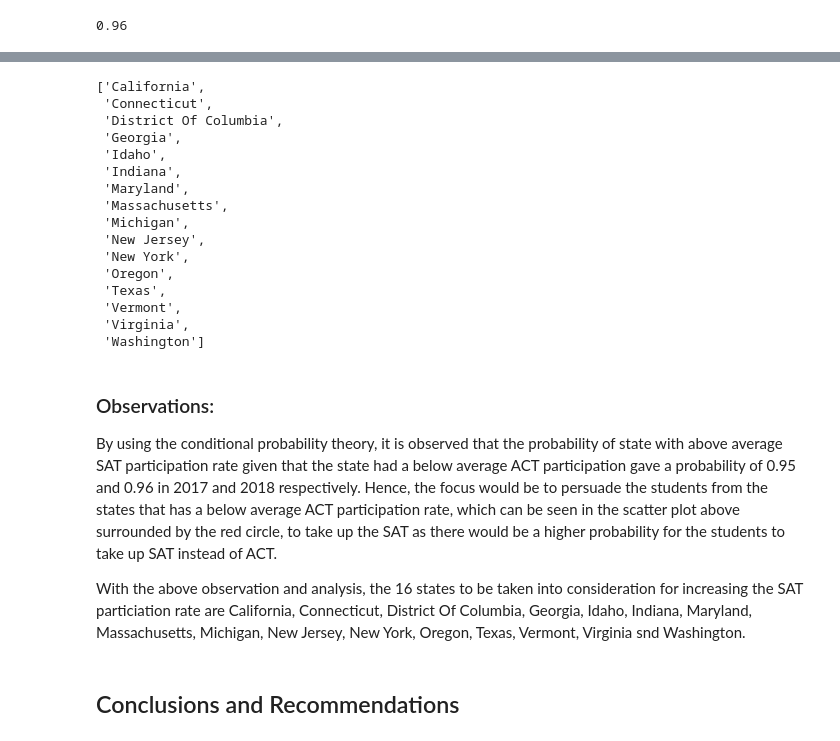
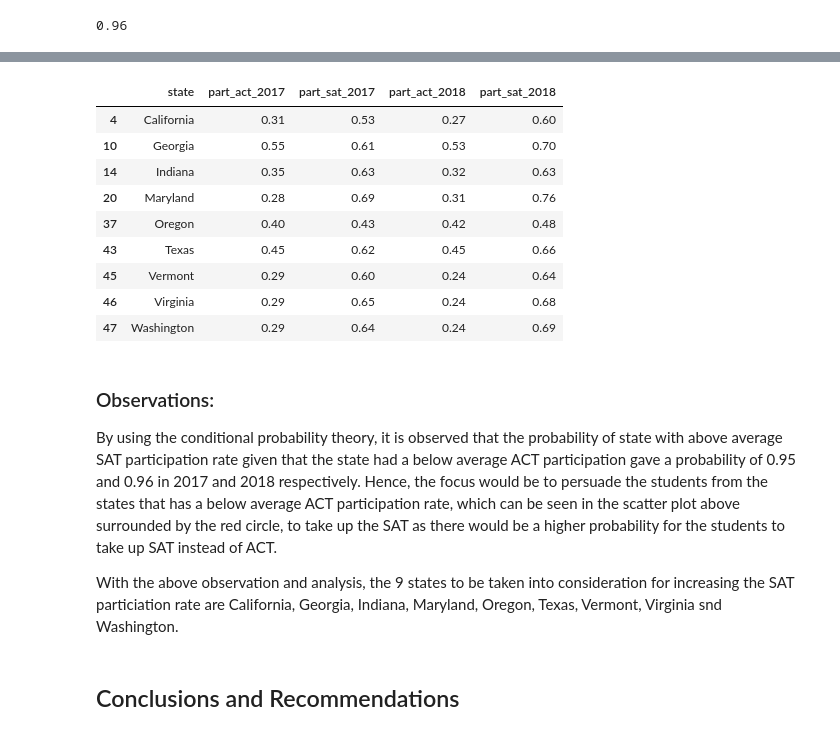
Before and after one commit to jpschew/GA-projects-DSI24, a Jupyter notebook: GA-project1/code/DSI24 Project 1.ipynb, the cells around one changed output, grey strips where cells are left out. Saved outputs shown, nothing was run; the diff lists cells and outputs as text; code cells hidden in the pictures.

```diff
--- a/GA-project1/code/DSI24 Project 1.ipynb
+++ b/GA-project1/code/DSI24 Project 1.ipynb
@@ -1427,3 +1427,9 @@ prob_high_sat_low_act_18 = round((below_act_mean_above_sat_mean_num_18 / below_a
 prob_high_sat_low_act_18['state']
 # %% [output]
 0.96
+# %%
+# condition of sat that falls within the red circle
+condition_sat_17 = (final['part_sat_2017'] > 0.4) & (final['part_sat_2017'] < 0.78)
+# %%
+# condition of act that falls within the red circle
+condition_act_17 = (final['part_act_2017'] > 0.22) & (final['part_act_2017'] < 0.6)
@@ -1429,0 +1453,4 @@ prob_high_sat_low_act_18['state']
+# %%
+condition_sat_18 = (final['part_sat_2018'] > 0.4) & (final['part_sat_2018'] < 0.78)
+# %%
+condition_act_18 = (final['part_act_2018'] > 0.22) & (final['part_act_2018'] < 0.6)
@@ -1436,28 +1475,23 @@ final_target_state = [state for state in target_2017 if state in target_2018]
-# %%
-final_target_state
-# %% [output]
-['California',
- 'Connecticut',
- 'District Of Columbia',
- 'Georgia',
- 'Idaho',
- 'Indiana',
- 'Maryland',
- 'Massachusetts',
- 'Michigan',
- 'New Jersey',
- 'New York',
- 'Oregon',
- 'Texas',
- 'Vermont',
- 'Virginia',
- 'Washington']
+# %%
+# locate the 9 states based on the condition that falls inside the red circle in the scatter plot
+final.loc[(condition_sat_17 & condition_act_17) & (condition_sat_18 & condition_act_18), ['state', 'part_act_2017', 'part_sat_2017','part_act_2018', 'part_sat_2018']]
+# %% [output]
+|  | state | part_act_2017 | part_sat_2017 | part_act_2018 | part_sat_2018 |
+| 4 | California | 0.31 | 0.53 | 0.27 | 0.60 |
+| 10 | Georgia | 0.55 | 0.61 | 0.53 | 0.70 |
+| 14 | Indiana | 0.35 | 0.63 | 0.32 | 0.63 |
+| 20 | Maryland | 0.28 | 0.69 | 0.31 | 0.76 |
+| 37 | Oregon | 0.40 | 0.43 | 0.42 | 0.48 |
+| 43 | Texas | 0.45 | 0.62 | 0.45 | 0.66 |
+| 45 | Vermont | 0.29 | 0.60 | 0.24 | 0.64 |
+| 46 | Virginia | 0.29 | 0.65 | 0.24 | 0.68 |
+| 47 | Washington | 0.29 | 0.64 | 0.24 | 0.69 |
 # %% [markdown]
 ### Observations:
 
 By using the conditional probability theory, it is observed that the probability of state with above average SAT participation rate given that the state had a below average ACT participation gave a probability of 0.95 and 0.96 in 2017 and 2018 respectively. Hence, the focus would be to persuade the students from the states that has a below average ACT participation rate, which can be seen in the scatter plot above surrounded by the red circle, to take up the SAT as there would be a higher probability for the students to take up SAT instead of ACT.
 
-With the above observation and analysis, the 16 states to be taken into consideration for increasing the SAT  particiation rate are California, Connecticut, District Of Columbia, Georgia, Idaho, Indiana, Maryland, Massachusetts, Michigan, New Jersey, New York, Oregon, Texas, Vermont, Virginia snd Washington.
+With the above observation and analysis, the 9 states to be taken into consideration for increasing the SAT  particiation rate are California, Georgia, Indiana, Maryland, Oregon, Texas, Vermont, Virginia snd Washington.
 # %% [markdown]
 ## Conclusions and Recommendations
 # %% [markdown]
```
Also changed, not shown: parts of 10 cells of this notebook, 6 other files.
